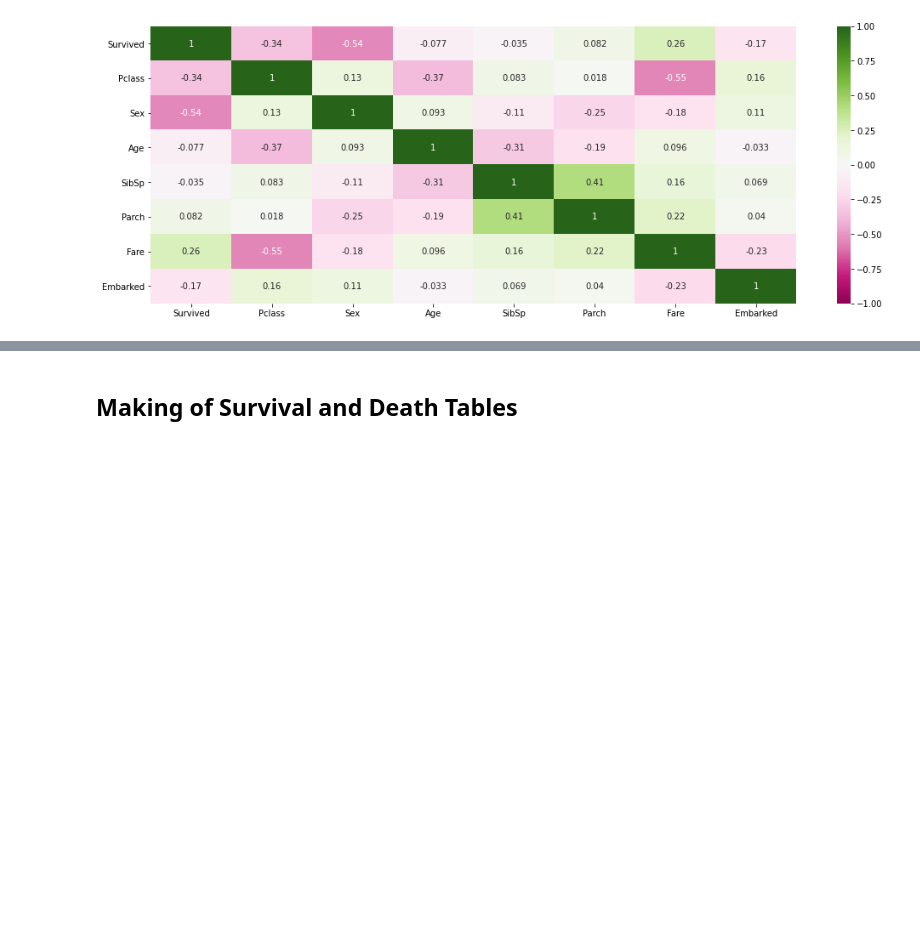
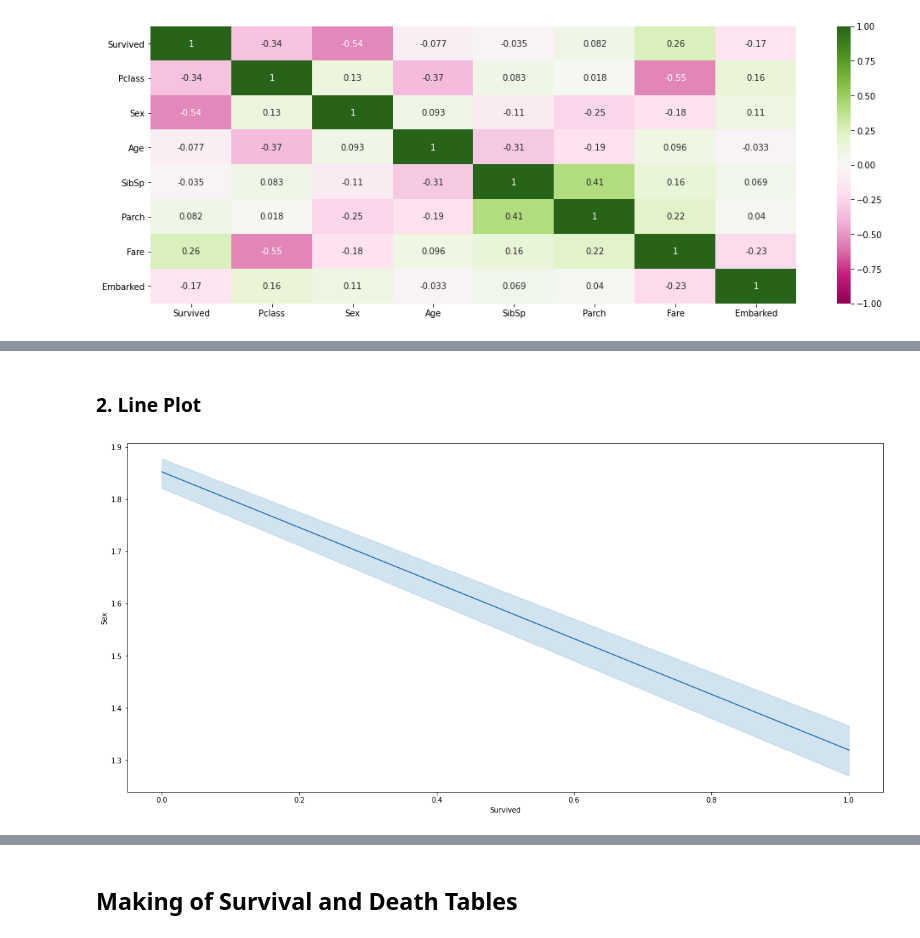
Before and after one commit to ErrCee/titanic_survival_rough, a Jupyter notebook: TitanicDatasetVisualization_Rough.ipynb, the cells around one changed output, grey strips where cells are left out. Cells and saved outputs as stored; diff of their text form; code cells hidden in the pictures; blank space fills up the shorter version.

```diff
--- a/TitanicDatasetVisualization_Rough.ipynb
+++ b/TitanicDatasetVisualization_Rough.ipynb
@@ -78,0 +86,8 @@ factors.describe()
+# %% [markdown]
+### 2. Line Plot
+# %%
+plt.figure(figsize=(19,9))
+sns.lineplot(x="Survived",y="Sex",data=factors)
+plt.show()
+# %% [output]
+[figure, added]
```
Also changed, not shown: parts of 35 cells of this notebook.
